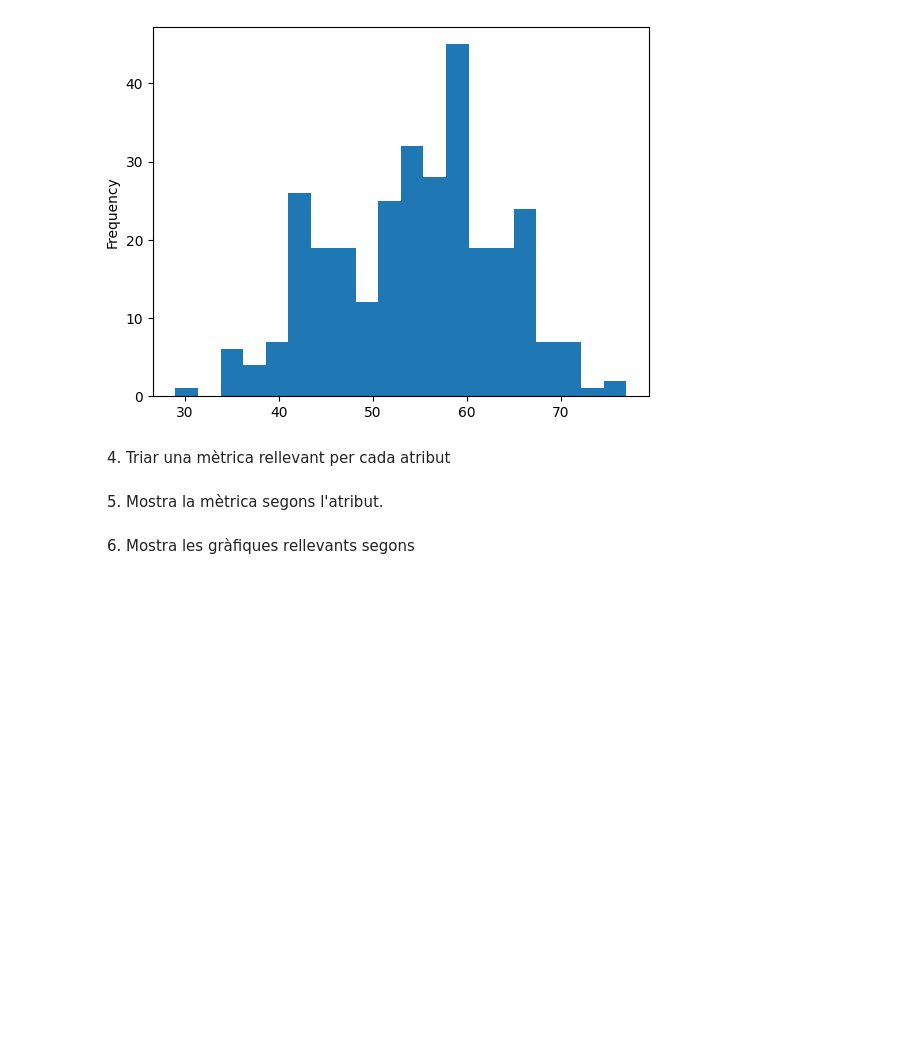
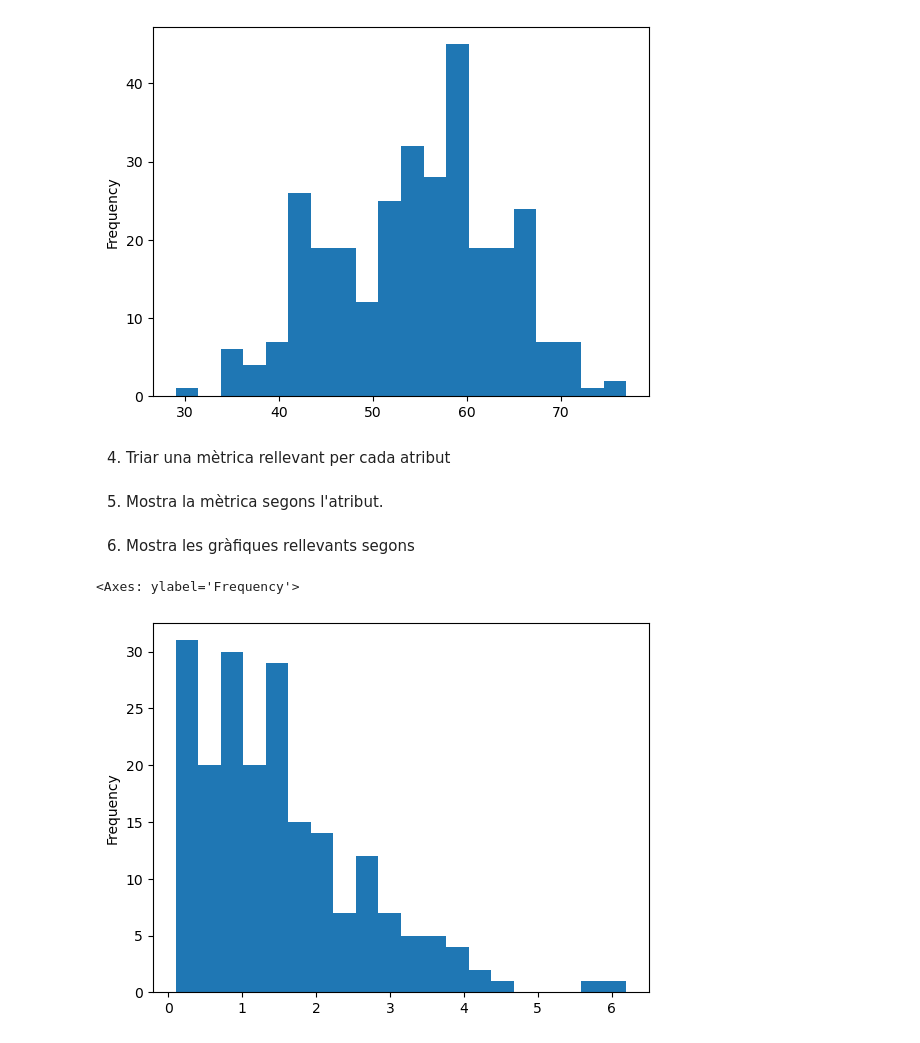
Before and after one commit to ManuelMF/College, a Jupyter notebook: SBD/Tema01/Tareas/heartDesase.ipynb, the cells around one changed output. Drawn from its saved outputs; the diff is of its cells as text; code cells hidden in the pictures; blank space fills up the shorter version.

```diff
--- a/SBD/Tema01/Tareas/heartDesase.ipynb
+++ b/SBD/Tema01/Tareas/heartDesase.ipynb
@@ -132,3 +132,9 @@ df["age"].plot.hist(bins = 20)
 5. Mostra la mètrica segons l'atribut.
 # %% [markdown]
 6. Mostra les gràfiques rellevants segons
+# %%
+df_fl = df[df["oldpeak"] != 0]
+df_fl["oldpeak"].plot.hist(bins=20)
+# %% [output]
+<Axes: ylabel='Frequency'>
+[figure, added]
```
Also changed, not shown: parts of 3 cells of this notebook, 29 other files.
